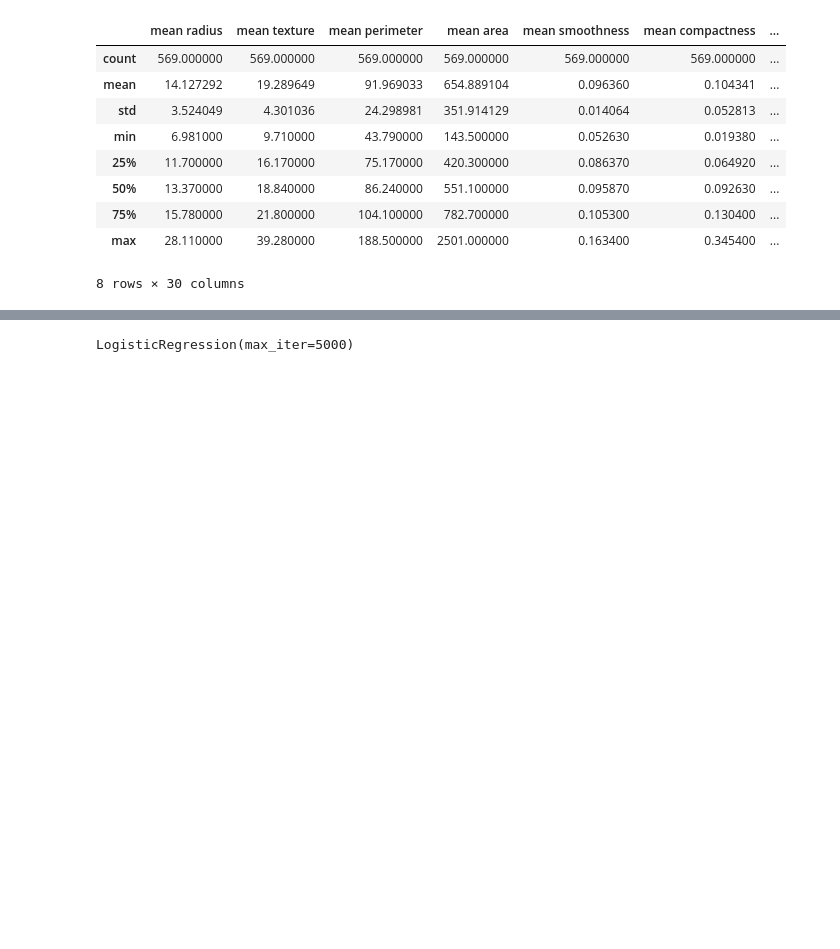
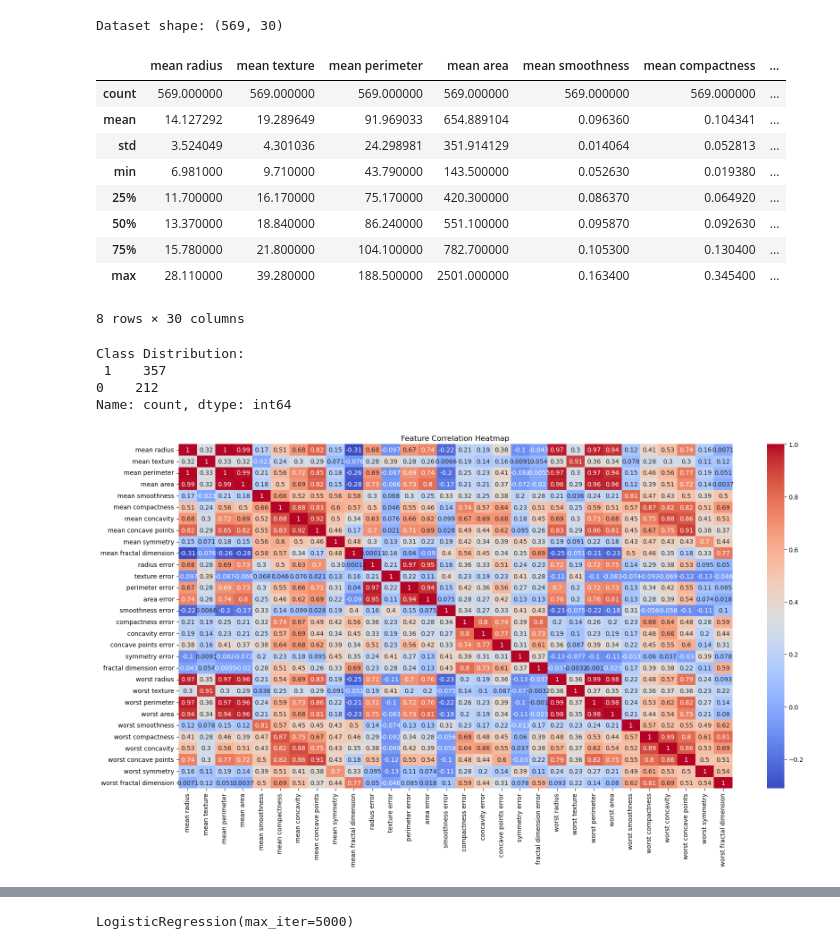
Before and after one commit to RohitGrid/Breast-Cancer-Detection, a Jupyter notebook: Breast-Cancer-detection.ipynb, the cells around one changed output, grey strips where cells are left out. Cells and saved outputs as stored; diff of their text form; code cells hidden in the pictures; blank space fills up the shorter version.

```diff
--- a/Breast-Cancer-detection.ipynb
+++ b/Breast-Cancer-detection.ipynb
@@ -12,10 +14,11 @@ data = load_breast_cancer()
 
 X = pd.DataFrame(data.data, columns=data.feature_names)
 y = pd.Series(data.target)
-
+print("Dataset shape:", X.shape)
 X.head()
 X.describe()
 # %% [output]
+Dataset shape: (569, 30)
 |  | mean radius | mean texture | mean perimeter | mean area | mean smoothness | mean compactness | ... |
 | count | 569.000000 | 569.000000 | 569.000000 | 569.000000 | 569.000000 | 569.000000 | ... |
 | mean | 14.127292 | 19.289649 | 91.969033 | 654.889104 | 0.096360 | 0.104341 | ... |
@@ -25,4 +28,18 @@ X.describe()
 | 50% | 13.370000 | 18.840000 | 86.240000 | 551.100000 | 0.095870 | 0.092630 | ... |
 | 75% | 15.780000 | 21.800000 | 104.100000 | 782.700000 | 0.105300 | 0.130400 | ... |
 | max | 28.110000 | 39.280000 | 188.500000 | 2501.000000 | 0.163400 | 0.345400 | ... |
-8 rows × 30 columns
+8 rows × 30 columns
+# %%
+print("Class Distribution:\n", y.value_counts())
+# %% [output]
+Class Distribution:
+ 1    357
+0    212
+Name: count, dtype: int64
+# %%
+plt.figure(figsize=(20,10))
+sns.heatmap(X.corr(), annot=True ,cmap='coolwarm')
+plt.title("Feature Correlation Heatmap")
+plt.show()
+# %% [output]
+[figure, added]
```
Also changed, not shown: parts of 5 cells of this notebook.
